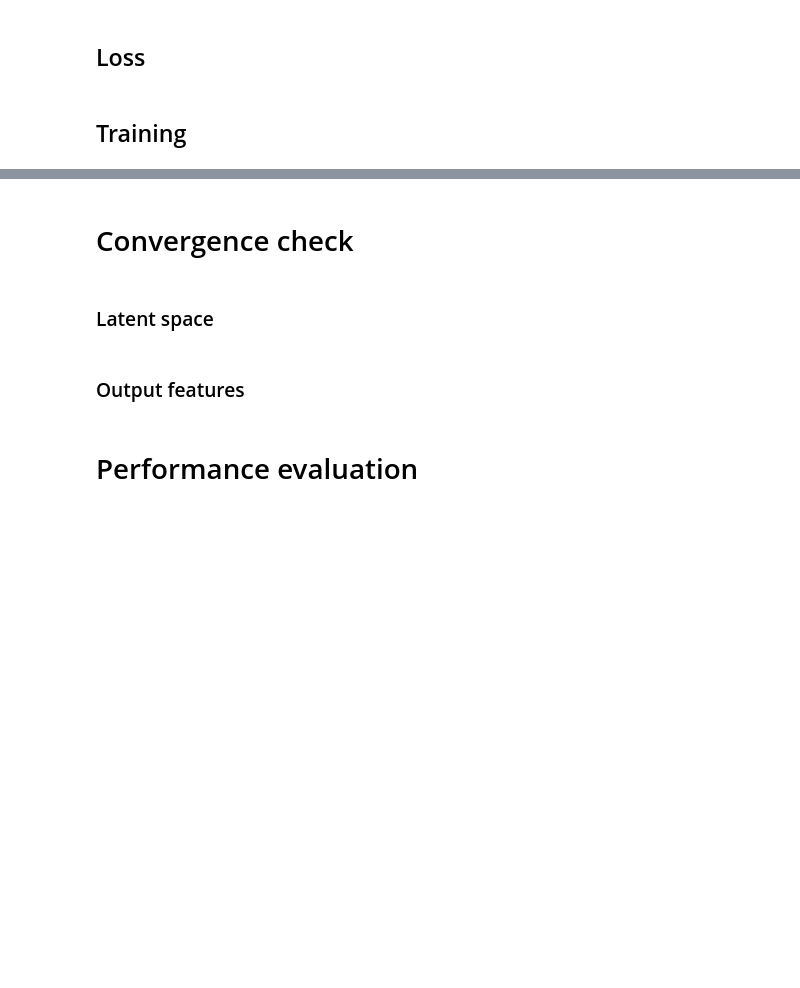
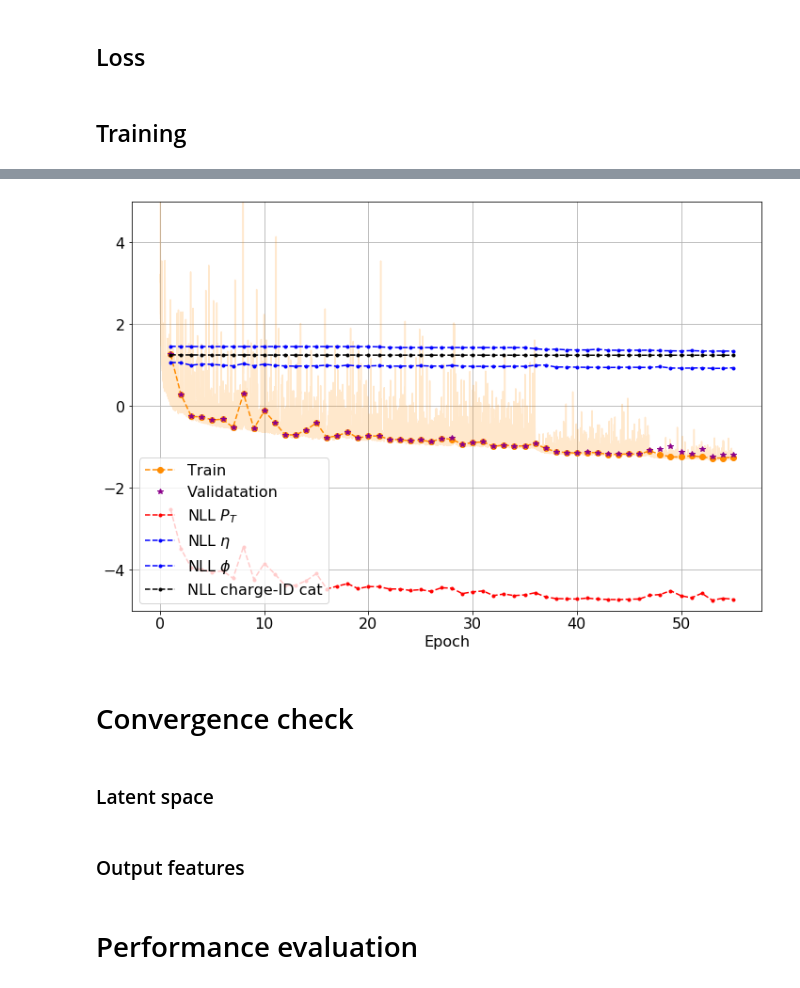
Before and after one commit to ocerri/ParticleBasedAnomalyDetection, a Jupyter notebook: denseAE/dAE_v11.ipynb, the cells around one changed output, grey strips where cells are left out. Drawn from its saved outputs; the diff is of its cells as text; code cells hidden in the pictures; blank space fills up the shorter version.

```diff
--- a/denseAE/dAE_v11.ipynb
+++ b/denseAE/dAE_v11.ipynb
@@ -93,7 +93,7 @@ class AEDenseNet(nn.Module):
 
         self.decoder_modules = nn.ModuleDict({
             'PhiD': self.build_dense(dim_in=self.Nk,
-                                   dim_out=(self.p+3+2+4)*self.No,
+                                   dim_out=(self.p+3)*self.No,
                                    dim_hidden=dim_hidden)
         })
 
@@ -124,7 +124,7 @@ class AEDenseNet(nn.Module):
         return z
 
     def decode(self, z):
-        x_raw = self.decoder_modules['PhiD'](z).view(-1, self.No, self.p+3+2+4)
+        x_raw = self.decoder_modules['PhiD'](z).view(-1, self.No, self.p+3)
 
         # --- Formatting x ----
         # pt
@@ -136,12 +136,11 @@ class AEDenseNet(nn.Module):
         # phi
         phi = torch.fmod(torch.abs(x_raw[:,:,4]), 6.2831853072).view(-1, self.No, 1) - 3.14159265359
         sig_phi = 1. + 1e-6 + F.elu(x_raw[:,:,5]).view(-1, self.No, 1)
-        # charge
-        charge_cat = ELU_ProbNorm(x_raw[:,:,6:9])
-        # pId
-        pId_cat = ELU_ProbNorm(x_raw[:,:,9:])
 
-        x = torch.cat((pt, eta, phi, sig_pt, sig_eta, sig_phi, charge_cat, pId_cat), 2)
+        # charge & pId category
+        cpId_cat = ELU_ProbNorm(x_raw[:,:,6:])
+
+        x = torch.cat((pt, eta, phi, sig_pt, sig_eta, sig_phi, cpId_cat), 2)
         return x
 
 
@@ -171,8 +170,8 @@ class AEDenseNet(nn.Module):
         else:
             print('GPU not available')
 # %%
-Latent_dimension = int(0.3*dataset.inputs.shape[1])
-Hidden_dimension = int(0.25*(Latent_dimension + dataset.inputs.shape[1]*dataset.inputs.shape[2]))
+Latent_dimension = 20
+Hidden_dimension = 200
 
 model = AEDenseNet(
                    N_part=dataset.inputs.shape[1],
@@ -245,7 +243,7 @@ def criterion(x_in, x_out, reduction='mean'):
 # %% [markdown]
 ## Training
 # %%
-training_params = {'batch_size': 10000,
+training_params = {'batch_size': 1000,
                    'shuffle': True,
                    'num_workers': 3
                   }
@@ -279,7 +277,7 @@ BSM_eff = {'ep': []}
 for n in dataset.BSM_names:
     BSM_eff[n] = []
 
-loss_history = {'train': [], 'val': []}
+loss_history = {'train': [], 'val': [], 'val_feat': []}
 optimizer.zero_grad()
 try:
     for epoch in range(max_epochs):
@@ -295,7 +293,7 @@ try:
                 local_x = local_x.cuda(model.N_GPU)
 
             x_prime = model(local_x)
-            loss = criterion(local_x, x_prime)
+            loss, _ = criterion(local_x, x_prime)
             if np.isnan(loss.item()) or np.isinf(loss.item()):
                 print('Invalid training loss!!!')
                 raise NameError('LossNAN')
@@ -317,7 +315,7 @@ try:
             if model.onGPU:
                 local_x = local_x.cuda(model.N_GPU)
             x_prime = model(local_x)
-            loss = criterion(local_x, x_prime)
+            loss, _ = criterion(local_x, x_prime)
             aux_loss += loss.item()
             N_batches += 1
         batch_loss.append(aux_loss/N_batches)
@@ -336,19 +334,23 @@ try:
         dataset.charge(dataset.SMMix_val)
         val_data_iter = torch.utils.data.DataLoader(dataset, **eval_params)
         aux_loss = 0
+        aux_feat = np.zeros((4))
         N_batches = 0
         for local_x, _ in val_data_iter:
             if model.onGPU:
                 local_x = local_x.cuda(model.N_GPU)
             x_prime = model(local_x)
-            loss = criterion(local_x, x_prime)
+            loss, NLL_feat = criterion(local_x, x_prime)
             if np.isnan(loss.item()) or np.isinf(loss.item()):
                 print('Invalid validation loss!!!')
                 raise NameError('LossNAN')
             aux_loss += loss.item()
+            aux_feat += NLL_feat
             N_batches += 1
         loss_history['val'].append(aux_loss/N_batches)
+        loss_history['val_feat'].append(aux_feat/N_batches)
         printout = 'Val Loss: {:2.2e}'.format(loss_history['val'][-1])
+        printout += ' Pt:{:.2f} - Eta:{:.2f} - Phi:{:.2f} - Cat:{:.2f}'.format(*loss_history['val_feat'][-1])
         print(printout)
         if epoch > 0:
             if loss_history['val'][-1] < np.min(loss_history['val']):
@@ -366,7 +368,7 @@ try:
             torch.save(model.state_dict(), 'data/model_state_dict_dAE_v'+AEversion+'_epoch{}.pkl'.format(epoch))
 
         #### ---- Anomaly Detection monitor ---- ####
-        if epoch%3 == 0:
+        if epoch%10 == 0:
             print('------------ Anomaly Detection monitor ------------')
             BSM_eff['ep'].append(epoch)
             dataset.loss['SMMix'] = np.zeros((0))
@@ -440,28 +443,36 @@ Epoch 19: [########------------]  42% - ETA:   10 s   Loss: 2.79e+01 (1.20e+01))
 # %%
 loss_history['train'] = np.array(loss_history['train'])
 matplotlib.rcParams.update({'font.size': 16})
 
 f = plt.figure(figsize=(12,8))
 
 train_loss_flat = loss_history['train'].flatten()
 x = np.arange(1, train_loss_flat.shape[0]+1) * float(loss_history['train'].shape[0])/train_loss_flat.shape[0]
 plt.plot(x, train_loss_flat, '-', alpha=0.2, color='darkorange')
 
 x = np.arange(1, loss_history['train'].shape[0]+1)
 plt.plot(x, loss_history['train'][:,-1], 'o--', label='Train', color='darkorange')
 plt.plot(x, loss_history['val'], '*', label='Validatation', color='darkmagenta')
 
+lval_feat = np.array(loss_history['val_feat'])
+plt.plot(x, lval_feat[:,0], '--.', label='NLL $P_T$', color='r')
+plt.plot(x, lval_feat[:,1], '--.', label='NLL $\eta$', color='b')
+plt.plot(x, lval_feat[:,2], '--.', label='NLL $\phi$', color='b')
+plt.plot(x, lval_feat[:,3], '--.', label='NLL charge-ID cat', color='k')
+
 plt.xlabel('Epoch')
 plt.grid()
 plt.legend(loc='best')
 # plt.yscale('log')
-plt.ylim(0.9*np.min(train_loss_flat), 1.1*np.max(loss_history['train'][1:, -1]))
+plt.ylim(-5, 5)
 
 f.savefig('plots/TrainingHistory_dAE_v'+AEversion+'.png')
 
 f = open('data/TrainingHistory_dAE_v'+AEversion+'.pkl', 'wb')
 pickle.dump(loss_history, f)
 f.close()
+# %% [output]
+[figure, added]
 # %%
 f, ax_arr = plt.subplots(2,2, figsize=(12,12))
 styles = ['-', '--', ':']
```
Also changed, not shown: parts of 9 cells of this notebook, 18 other files.
